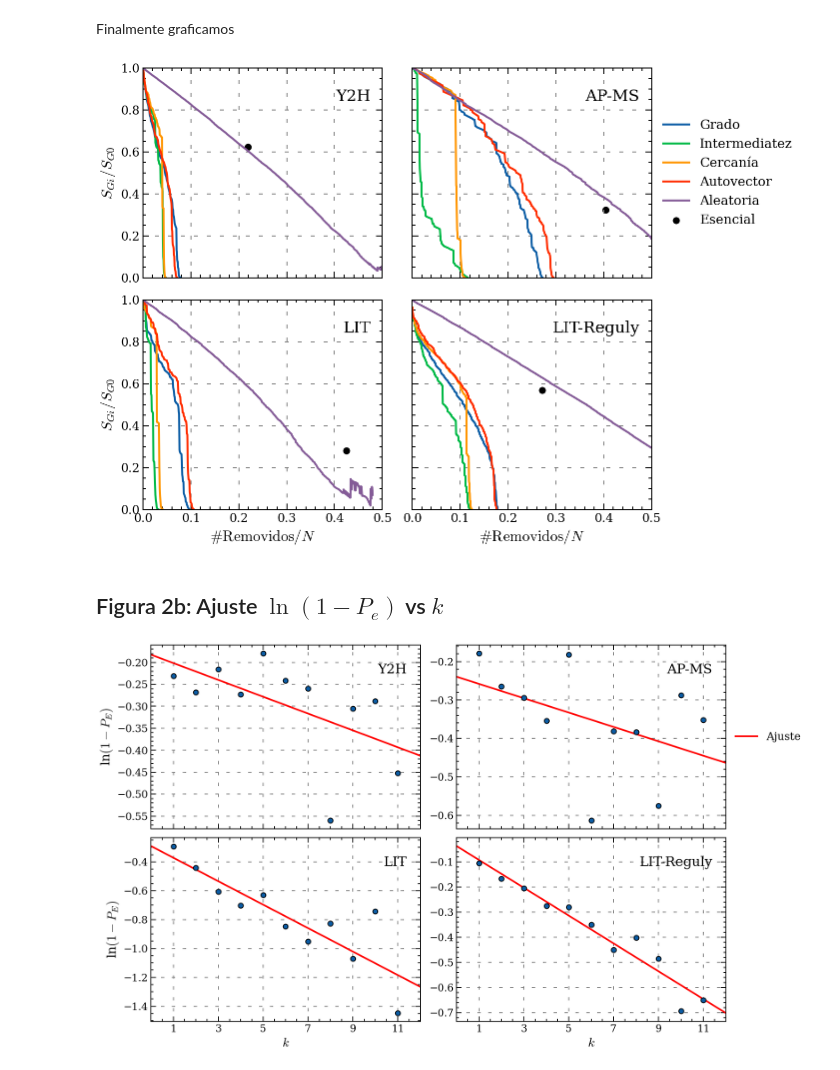
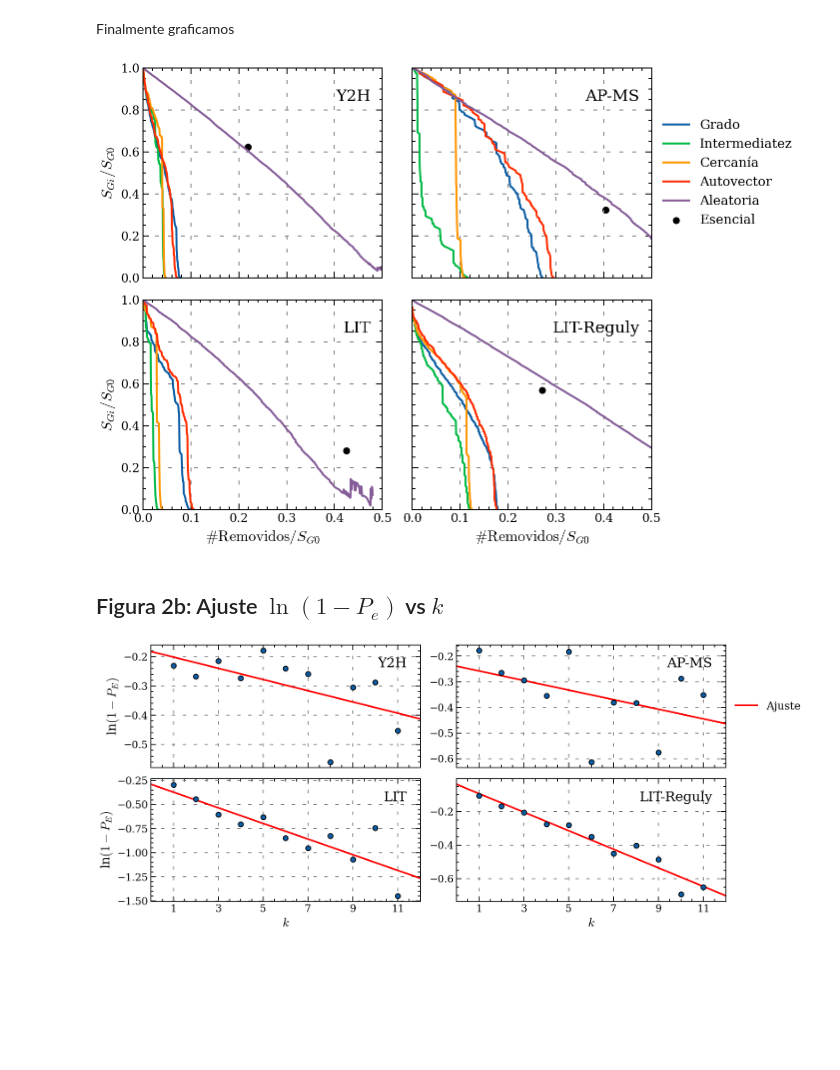
Before and after one commit to facundojgarcia02/CoNet, a Jupyter notebook: TP3/TP3 copy Facu.ipynb, the cells around one changed output. Drawn from its saved outputs; the diff is of its cells as text; code cells hidden in the pictures; blank space fills up the shorter version.

```diff
--- a/TP3/TP3 copy Facu.ipynb
+++ b/TP3/TP3 copy Facu.ipynb
@@ -902,8 +902,8 @@ for i, (net_name, net_dest_vals) in enumerate(dest_dict_u_copy.items()):
     x_ess_dot, y_ess_dot = ess_dots[net_name]
     axs[i].scatter(x_ess_dot, y_ess_dot, color = "black", label="Esencial")
 
-axs[2].set_xlabel(r"$\# \mathrm{Removidos} / N$")  # "Fracción de nodos removidos"
-axs[3].set_xlabel(r"$\# \mathrm{Removidos} / N$")  # "Fracción de nodos removidos"
+axs[2].set_xlabel(r"$\# \mathrm{Removidos} / S_{G0}$")  # "Fracción de nodos removidos"
+axs[3].set_xlabel(r"$\# \mathrm{Removidos} / S_{G0}$")  # "Fracción de nodos removidos"
 axs[0].set_ylabel(r"$S_{Gi}  / S_{G0}$")  # "Fracción de nodos en\nla componente\ngigante restantes"
 axs[2].set_ylabel(r"$S_{Gi} / S_{G0}$")  # "Fracción de nodos en\nla componente\ngigante restantes"
 axs[1].legend(bbox_to_anchor = (1, 0.5), loc = "center left", frameon = False)
@@ -911,7 +911,7 @@ axs[1].legend(bbox_to_anchor = (1, 0.5), loc = "center left", frameon = False)
 plt.savefig("figura3.png", dpi=300)
 plt.show()
 # %% [output]
-[figure, old version]
+[figure, new version]
 # %% [markdown]
 ## Figura 2b: Ajuste $\ln(1-P_e)$ vs $k$
 # %%
@@ -933,32 +933,32 @@ def get_Pe(G):
 
     Pe = {k: ess_degrees_in_net[k]/degree_dist[k] for k in ess_degrees_in_net.keys()}
 
     return np.array(list(Pe.keys())), np.array(list(Pe.values()))
 
-fig, ax = plt.subplots(2, 2, figsize = (12, 7), sharex=True, tight_layout=True)
+fig, ax = plt.subplots(2, 2, figsize = (12, 5), sharex=True, tight_layout=True)
 ax = ax.flatten()
 
 for i, (net_name, G) in enumerate(nets.items()):
     x_G, y_G = get_Pe(G)
     max_k = 12
     y_G = y_G[x_G < max_k]
     x_G = x_G[x_G < max_k]
     popt, pcov = curve_fit(lineal, x_G, np.log(1 - y_G))
     ax[i].scatter(x_G, np.log(1 - y_G), ec = "black", zorder=15) #label="Valores para cada red")
     ax[i].plot(np.array([0, 12]), lineal(np.array([0, 12]), *popt), color = "red", label="Ajuste")
     ax[i].text(0.95, 0.9, net_name, ha='right', va='top',
                transform=ax[i].transAxes, fontsize=16)
     # ax[i].set_title(net_name)
     ax[i].set_xticks(np.arange(1, max_k, 2))
     ax[i].set_xlim(0, 12)
 
 ax[1].legend(bbox_to_anchor=(1, 0.5), frameon=False, loc="center left")
 ax[0].set_ylabel("ln$(1 - P_E)$")
 ax[2].set_xlabel("$k$")
 ax[2].set_ylabel("ln$(1 - P_E)$")
 ax[3].set_xlabel("$k$")
 
 plt.savefig("Figura 2b.png", dpi=300)
 plt.show()
 # %% [output]
-[figure, old version]
+[figure, new version]
```
Also changed, not shown: parts of 1 cell of this notebook, 2 other files.
